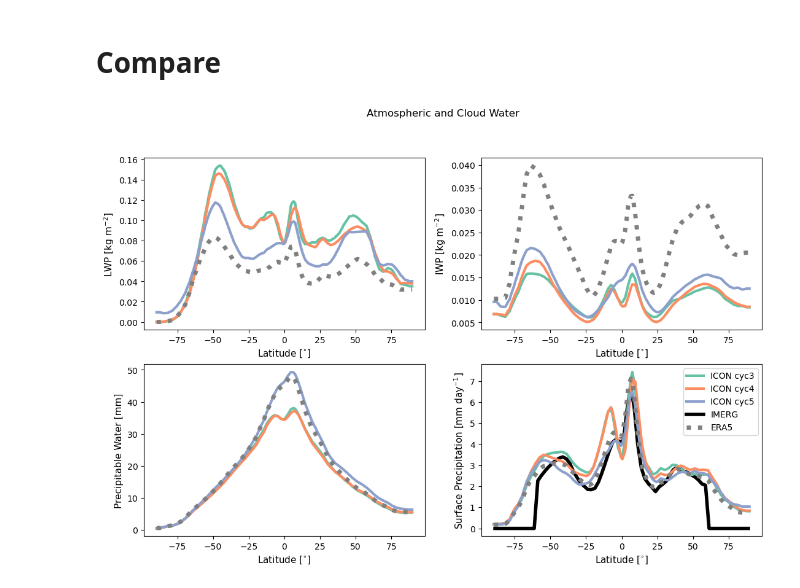
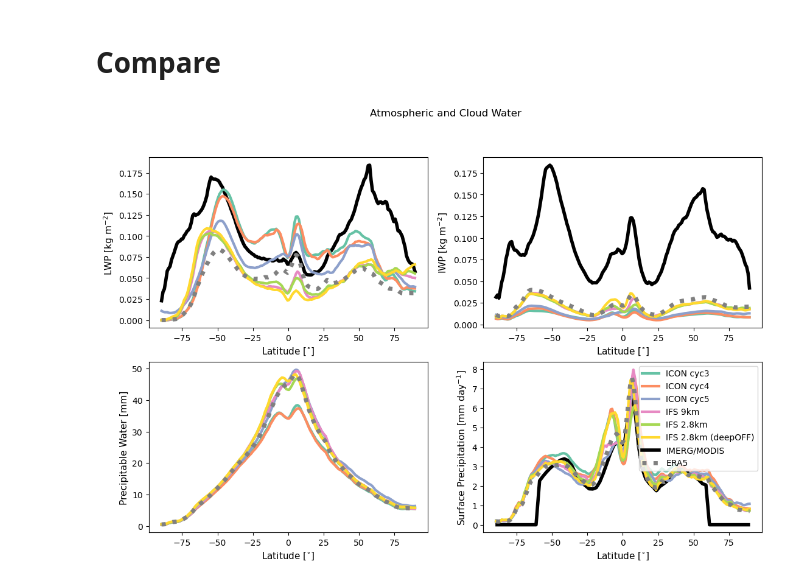
Before and after one commit to efons/add-CloudClimato-team, a Jupyter notebook: hk25-CloudClimato/LatProfiles.ipynb, the cells around one changed output. Drawn from its saved outputs; the diff is of its cells as text; code cells hidden in the pictures.

Commit message:
added IFS models and MODIS obs

```diff
--- a/hk25-CloudClimato/LatProfiles.ipynb
+++ b/hk25-CloudClimato/LatProfiles.ipynb
@@ -163,3 +229,5 @@ ceres_latprof = ceres_latprof[[
+# %%
+modis_latprof = xr.open_dataset('/work/bb1153/m301021/hk25/LatProf_MODIS_1deg_2019_2022.nc')
 # %% [markdown]
 # IMERG
 # %%
@@ -193,3 +258,5 @@ imerg_latprof.to_netcdf('/work/bb1153/m301021/imerg_lat_profile_2019_2022.nc')
+# %%
+imerg_latprof = xr.open_dataset('/work/bb1153/m301021/hk25/LatProf_IMERG_1deg_2019_2022.nc')
 # %% [markdown]
 # Compare
 # %%
@@ -205,7 +272,8 @@ v_dict = {'rlut': 'Outgoing Longwave Radiation\nOLR [W m$^{-2}$]',
          'prw': 'Precipitable Water [mm]'}
 
 obs_ds_dict = {'CERES': ceres_latprof,
-              'IMERG': imerg_latprof}
+              'IMERG': imerg_latprof,
+              'MODIS': modis_latprof}
 # %%
 def plot_lat_profiles(list_variables, plot_title, obs_source=None):
     f,axes = plt.subplots(int(len(list_variables)//2),2, figsize=(13,len(list_variables)//2*4))
@@ -214,11 +282,15 @@ def plot_lat_profiles(list_variables, plot_title, obs_source=None):
     for v_id,v in enumerate(list_variables):
         ax = axes[v_id]
         for i,simu_name in enumerate(list(icon_simulations.keys())):
-            icon_simulations[simu_name]['lat_profile'][v].plot(ax=ax, lw=3, c=cmap(i), label=icon_simulations[simu_name]['long_name'])
+            icon_simulations[simu_name]['latprof'][v].plot(ax=ax, lw=3, c=cmap(i), label=icon_simulations[simu_name]['long_name'])
+
+        for i,simu_name in enumerate(list(ifs_simulations.keys())):
+            ifs_simulations[simu_name]['latprof'][v].plot(ax=ax, lw=3, c=cmap(i+3), label=ifs_simulations[simu_name]['long_name'])
+
 
         if obs_source is not None:
             if v in obs_source.keys():
-                obs_ds_dict[obs_source[v]][v].plot(ax=ax, lw=4, c='black', label=obs_source[v], zorder = 1)
+                obs_ds_dict[obs_source[v]][v].plot(ax=ax, lw=4, c='black', label='/'.join(np.unique(list(obs_source.values()))), zorder = 1)
 
         era5_latprof[v].plot(ax=ax, lw=5, ls=":", c='grey', label='ERA5')
         ax.set_ylabel(v_dict[v], fontsize=11);
@@ -227,9 +299,10 @@ def plot_lat_profiles(list_variables, plot_title, obs_source=None):
     ax.legend()
     f.suptitle(plot_title);
 # %%
-plot_lat_profiles(['cllvi', 'clivi', 'prw', 'pr'], 'Atmospheric and Cloud Water', obs_source={'pr':'IMERG'})
+plot_lat_profiles(['cllvi', 'clivi', 'prw', 'pr'], 'Atmospheric and Cloud Water',
+                  obs_source={'cllvi': 'MODIS', 'clivi': 'MODIS','pr':'IMERG'})
 # %% [output]
-[figure, old version]
+[figure, new version]
 # %%
 plot_lat_profiles(['rsut', 'rlut'], 'TOA Radiation Budget', obs_source={'rsut': 'CERES', 'rlut': 'CERES'})
 # %% [output]
```
Also changed, not shown: parts of 31 cells of this notebook.
